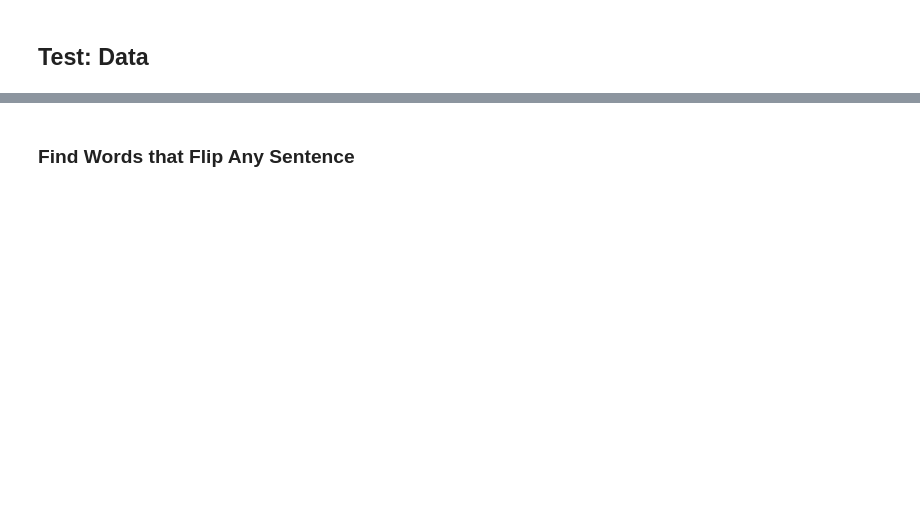
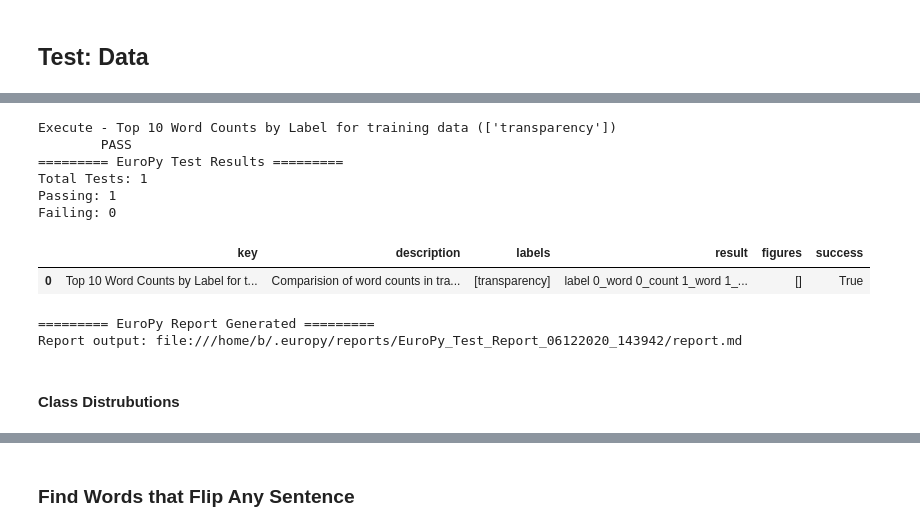
Before and after one commit to EuroPy/EuroPy-Examples, a Jupyter notebook: toxic_comment_classification/model_test.ipynb, the cells around one changed output, grey strips where cells are left out. Cells and saved outputs as stored; diff of their text form; code cells hidden in the pictures; blank space fills up the shorter version.

```diff
--- a/toxic_comment_classification/model_test.ipynb
+++ b/toxic_comment_classification/model_test.ipynb
@@ -271,0 +319,18 @@ def classification_word_clouds(train_df, test_df, label_cols=[], threshold=0.8,
+# %%
+execute_tests(df=train_df, labels=params['label_cols'])
+# %% [output]
+Execute - Top 10 Word Counts by Label for training data (['transparency'])
+        PASS
+========= EuroPy Test Results =========
+Total Tests: 1
+Passing: 1
+Failing: 0
+|  | key | description | labels | result | figures | success |
+| 0 | Top 10 Word Counts by Label for t... | Comparision of word counts in tra... | [transparency] | label 0_word 0_count 1_word 1_... | [] | True |
+# %%
+generate_report(clear_report=False)
+# %% [output]
+========= EuroPy Report Generated =========
+Report output: file:///home/b/.europy/reports/EuroPy_Test_Report_06122020_143942/report.md
+# %% [markdown]
+#### Class Distrubutions
```
Also changed, not shown: parts of 70 cells of this notebook, 5 other files.
